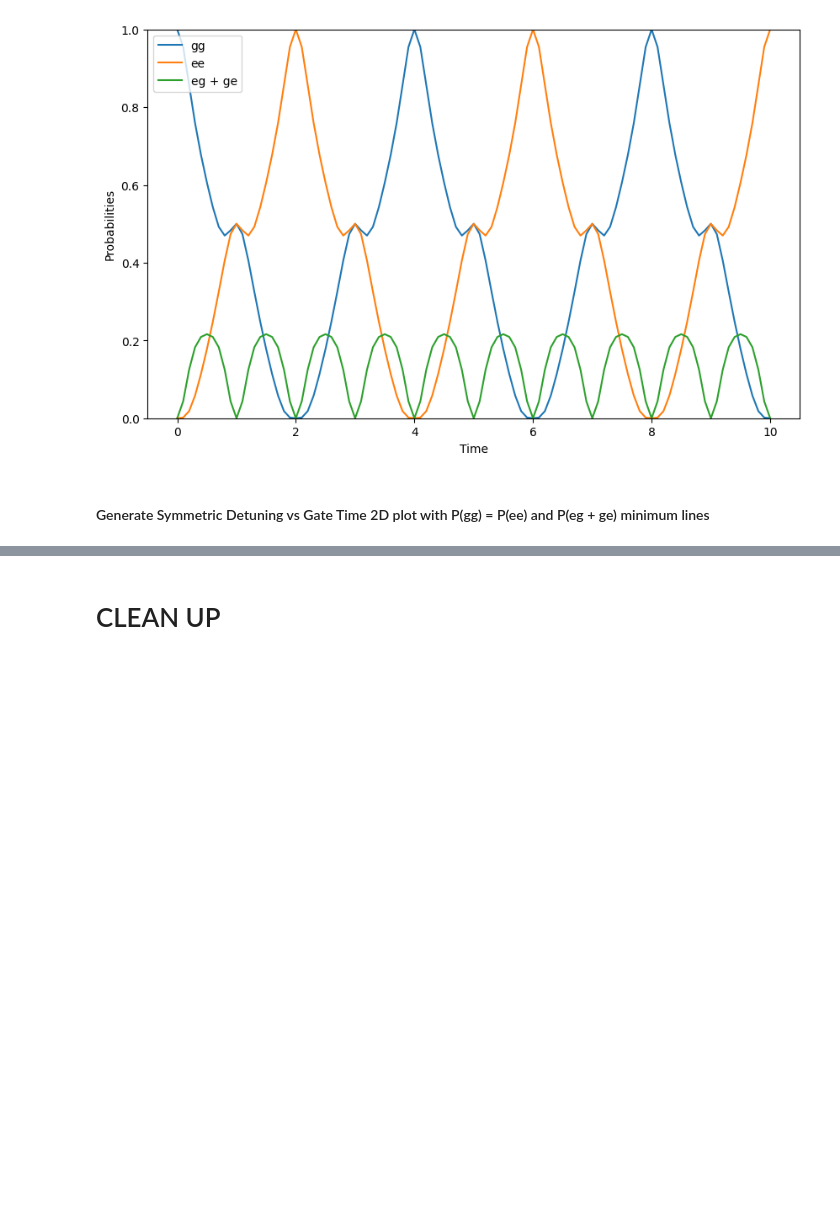
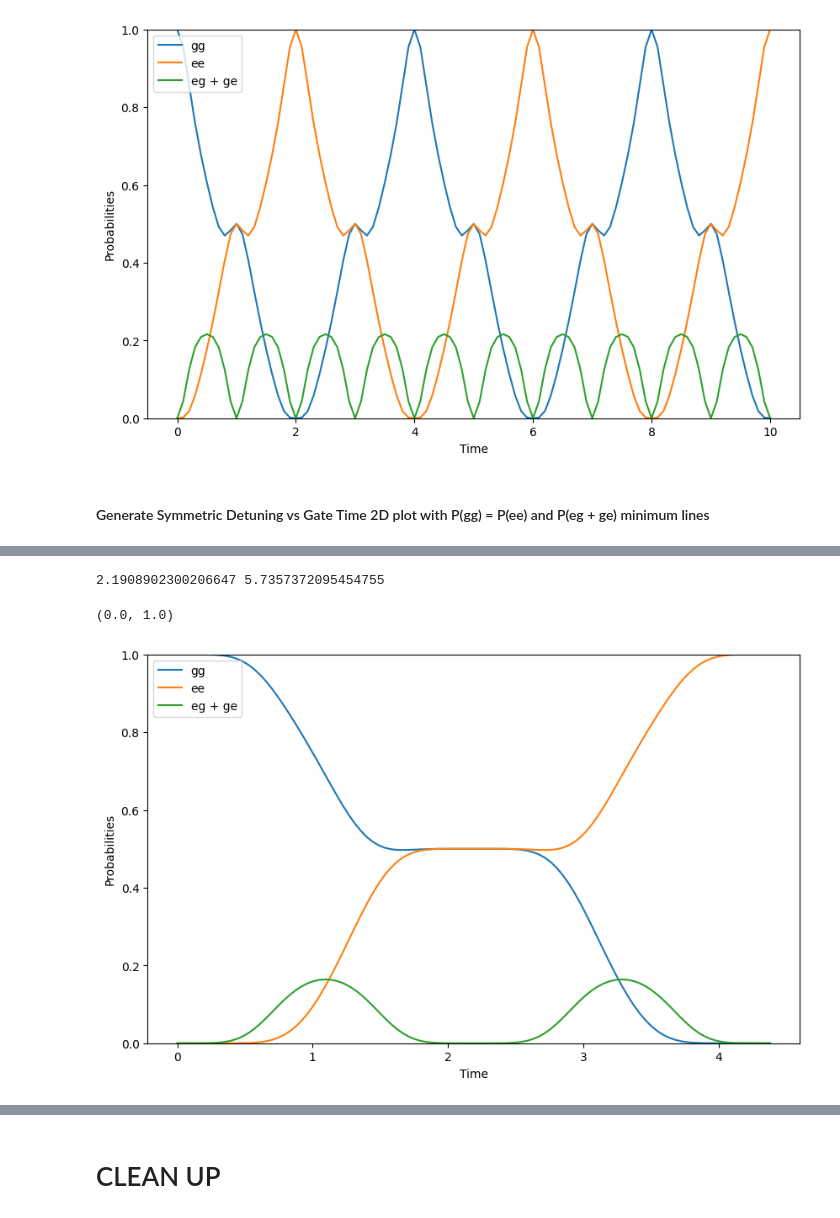
Before and after one commit to muyoungRand/sims, a Jupyter notebook: MS_Gate.ipynb, the cells around one changed output, grey strips where cells are left out. Cells and saved outputs as stored; diff of their text form; code cells hidden in the pictures; blank space fills up the shorter version.

Commit message:
Include sin^2 pulse sequence

```diff
--- a/MS_Gate.ipynb
+++ b/MS_Gate.ipynb
@@ -14,7 +14,7 @@ options.nsteps = 1000000
 nIons = 2
 nModes = 1
 nMax = 100
-rabi = 2 * np.pi * 0.5
+rabi = np.pi
 eta = 0.1
 
 op = operations(nIons, nModes, nMax, rabi, eta)
@@ -122,8 +135,8 @@ ax2.legend(loc = 'upper right') """
 # %% [markdown]
 #### Generate Symmetric Detuning vs Gate Time 2D plot with P(gg) = P(ee) and P(eg + ge) minimum lines
 # %%
-ls_detuning = np.linspace(0.8, 1.2, 200)
-ls_gatetime = np.linspace(0.8, 1.2, 200)
+ls_detuning = np.linspace(0.8, 1.2, 50)
+ls_gatetime = np.linspace(0.8, 1.2, 50)
 
 arr_p0_p2 = np.empty([len(ls_detuning), len(ls_gatetime)])
 arr_p1 = np.empty([len(ls_detuning), len(ls_gatetime)])
@@ -162,0 +178,73 @@ plt.show()
+# %%
+tPi = 1
+order = 1
+
+duration = op._sin2_pulse_(tPi, order)
+
+detuning = 2 * np.pi * (order + 1) / duration
+
+print(duration, detuning)
+# %% [output]
+2.1908902300206647 5.7357372095454755
+# %%
+# System Properties
+freq_mode = 0
+
+# Simulation Parameters
+t = np.linspace(0, duration * 2, 101)
+psi0 = qt.tensor(qt.basis(2, 0), qt.basis(2, 0), qt.basis(nMax, 0))
+
+args = {
+    'freq_mode0': freq_mode,
+
+    'rsb_detuning': -detuning,
+    'bsb_detuning': detuning,
+
+    "phase_ion0": 0.0,
+    'phase_ion1': 0.0
+}
+
+# Hamiltonians
+rsb0 = op.def_sin2_rsb_hamiltonian(index_ion = 0, index_mode = 0, tPi = tPi, k = order)
+bsb0 = op.def_sin2_bsb_hamiltonian(index_ion = 0, index_mode = 0, tPi = tPi, k = order)
+
+rsb1 = op.def_sin2_rsb_hamiltonian(index_ion = 1, index_mode = 0, tPi = tPi, k = order)
+bsb1 = op.def_sin2_bsb_hamiltonian(index_ion = 1, index_mode = 0, tPi = tPi, k = order)
+
+H = rsb0 + bsb0 + rsb1 + bsb1
+
+output = qt.sesolve(H = H, psi0 = psi0, tlist = t, args = args)
+gg = []
+ee = []
+eg = []
+ge = []
+p = []
+
+for r in output.states:
+    r = r.unit()
+    q = qt.ptrace(r, [0, 1]).unit()
+
+    val, states, prob = qt.measurement.measurement_statistics(q, measure_ee)
+    for i in range(len(states)):
+        if states[i] == measure_gg:
+            gg.append(prob[i])
+        elif states[i] == measure_ee:
+            ee.append(prob[i])
+        elif states[i] == measure_eg:
+            eg.append(prob[i])
+        elif states[i] == measure_ge:
+            ge.append(prob[i])
+
+fig, ax = plt.subplots(1, 1, figsize=(10, 6))
+
+ax.plot(t, gg, '-', label="gg")
+ax.plot(t, ee, '-', label="ee")
+ax.plot(t, [eg[i] + ge[i] for i in range(len(eg))], '-', label="eg + ge")
+
+ax.set_ylabel("Probabilities")
+ax.set_xlabel("Time")
+ax.legend(loc = 'upper left')
+ax.set_ylim([0, 1.0])
+# %% [output]
+(0.0, 1.0)
+[figure, added]
```
Also changed, not shown: parts of 7 cells of this notebook, 1 other file.
